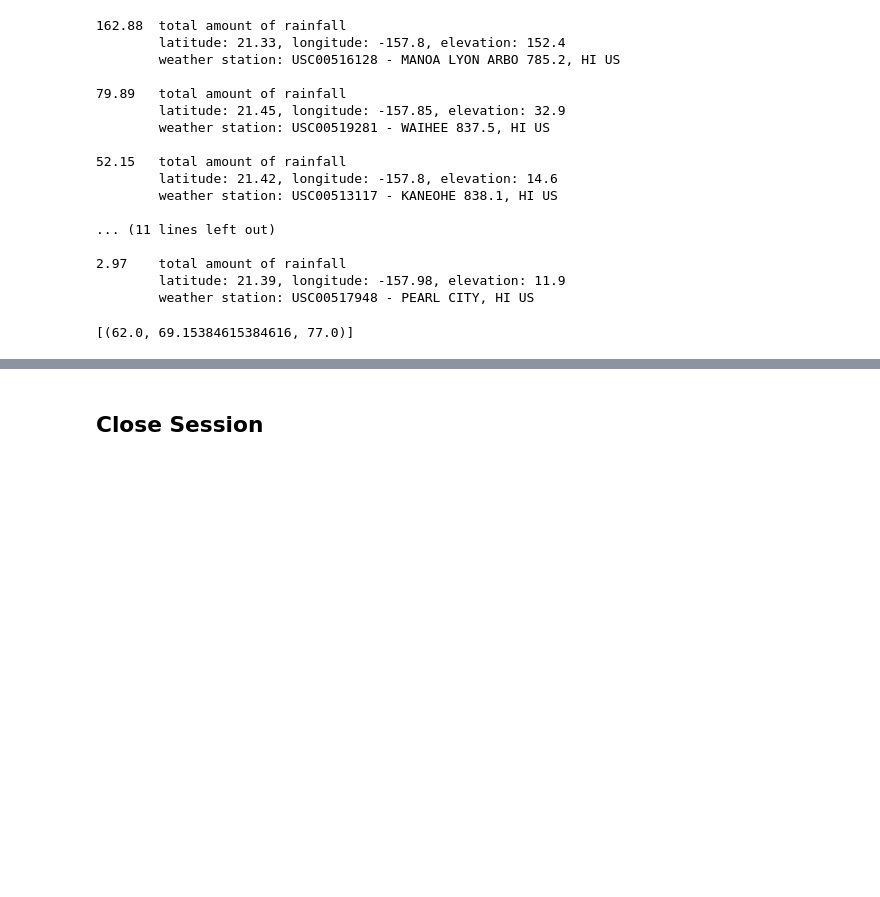
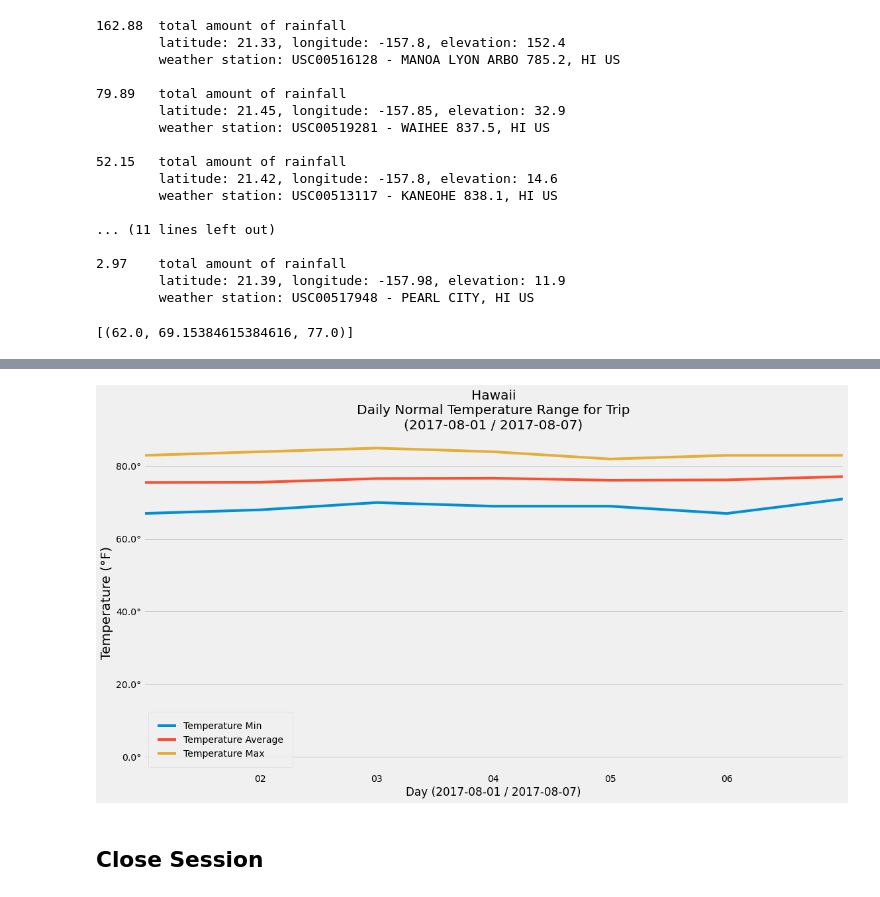
Before and after one commit to davism02/sqlalchemy-challenge, a Jupyter notebook: temp_analysis_bonus_2_starter.ipynb, the cells around one changed output, grey strips where cells are left out. Drawn from its saved outputs; the diff is of its cells as text; code cells hidden in the pictures; blank space fills up the shorter version.

```diff
--- a/temp_analysis_bonus_2_starter.ipynb
+++ b/temp_analysis_bonus_2_starter.ipynb
@@ -18,7 +18,7 @@ from sqlalchemy.orm import Session
 from sqlalchemy import create_engine, func
 # %%
 # create engine to hawaii.sqlite
-engine = create_engine("sqlite:///hawaii.sqlite")
+engine = create_engine("sqlite:///Resources/hawaii.sqlite")
 # %%
 # reflect an existing database into a new model
 db = automap_base()
@@ -186,0 +188,11 @@ end_date = '2017-08-07'
+# %%
+# Load the previous query results into a Pandas DataFrame and add the `trip_dates` range as the `date` index
+df = pd.DataFrame({
+    "date" : [f"{trip_year}-{day}" for day in trip_dates],
+    "Temperature Min" : [tmin for tmin, tavg, tmax in normals],
+    "Temperature Average" : [tavg for tmin, tavg, tmax in normals],
+    "Temperature Max" : [tmax for tmin, tavg, tmax in normals]
+})
+df["date"] = pd.to_datetime(df["date"], format=datetime_format)
+df.set_index("date", inplace=True)
+df
@@ -187,2 +209,24 @@ end_date = '2017-08-07'
+# %%
+# Plot the daily normals as an area plot with `stacked=False`
+fig, ax = plt.subplots(1, 1, figsize = (16,9))
+df.plot(
+    ax=ax,
+    stacked=False
+)
+ax.fill_between(df["Temperature Max"].values, 0, alpha=1)
+ax.xaxis.set_major_formatter(mtick.StrMethodFormatter(''))
+ax.yaxis.set_major_formatter(mtick.StrMethodFormatter('{x:,.01f}°'))
+ax.legend(
+    loc='lower left',
+    borderpad =1
+)
+plt.title(f'Hawaii\nDaily Normal Temperature Range for Trip\n({start_date} / {end_date})')
+plt.xlabel(f'Day ({start_date} / {end_date})')
+plt.ylabel('Temperature (°F)', fontsize = (20))
+plt.tight_layout()
+plt.savefig('Images/daily_normal_temperature_range_for_trip.png', bbox_inches = "tight")
+plt.show()
+# %% [output]
+[figure, added]
 # %% [markdown]
 ## Close Session
```
Also changed, not shown: parts of 5 cells of this notebook.
